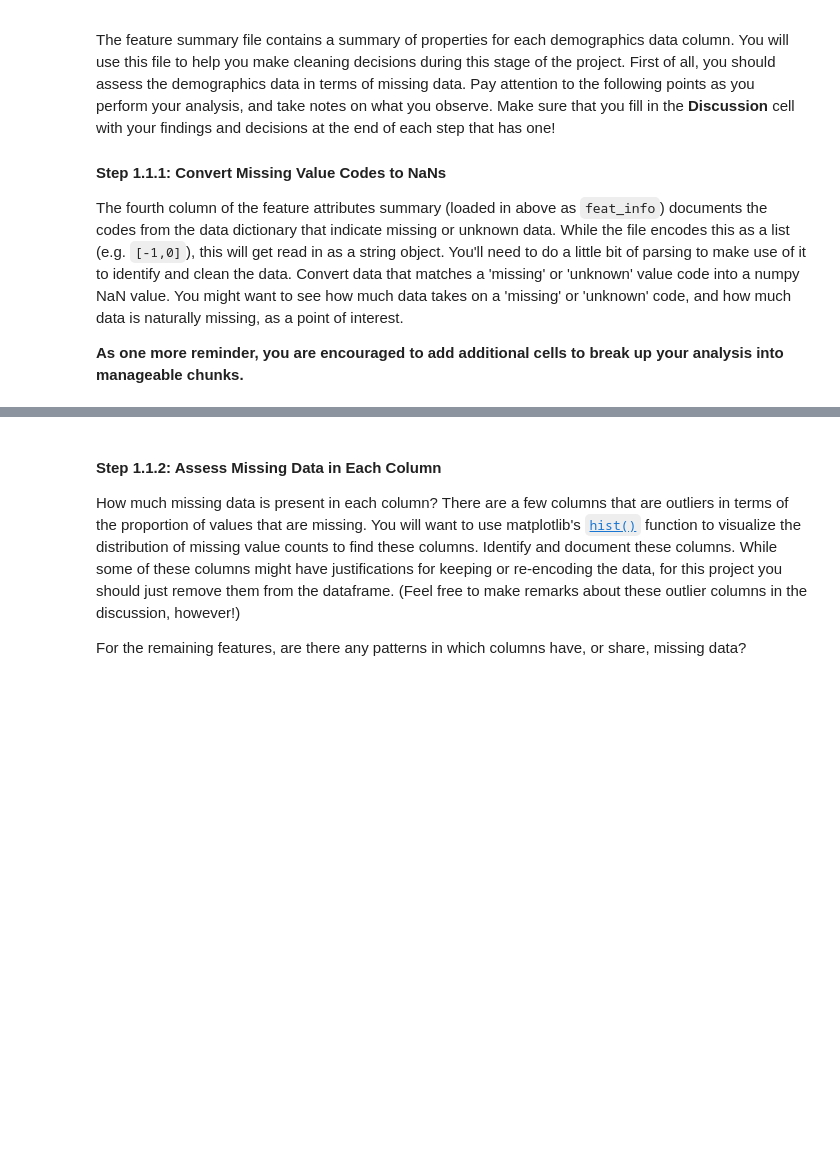
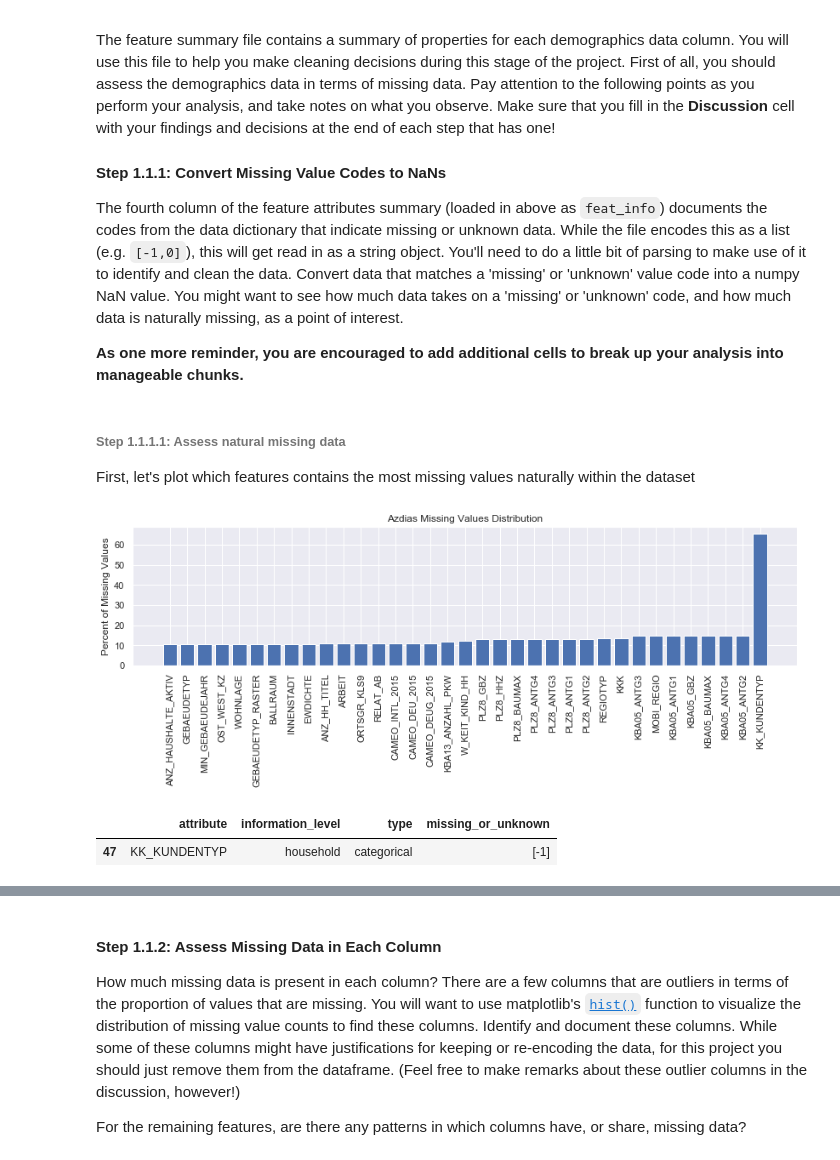
Before and after one commit to ManuelMartin11/arvato, a Jupyter notebook: arvato.ipynb, the cells around one changed output, grey strips where cells are left out. Cells and saved outputs as stored; diff of their text form; code cells hidden in the pictures; blank space fills up the shorter version.

```diff
--- a/arvato.ipynb
+++ b/arvato.ipynb
@@ -14,9 +14,16 @@ import numpy as np
 import pandas as pd
 import matplotlib.pyplot as plt
 import seaborn as sns
+import os
+import missingno
+import random
+
+import utils as utils
 
 # magic word for producing visualizations in notebook
 %matplotlib inline
+cmap = sns.diverging_palette(220, 10, as_cmap=True)
+sns.set_style("white")
 # %% [markdown]
 ### Step 0: Load the Data
 
@@ -32,12 +39,17 @@ Each row of the demographics files represents a single person, but also includes
 To start off with, load in the demographics data for the general population into a pandas DataFrame, and do the same for the feature attributes summary. Note for all of the `.csv` data files in this project: they're semicolon (`;`) delimited, so you'll need an additional argument in your [`read_csv()`](https://pandas.pydata.org/pandas-docs/stable/generated/pandas.read_csv.html) call to read in the data properly. Also, considering the size of the main dataset, it may take some time for it to load completely.
 
 Once the dataset is loaded, it's recommended that you take a little bit of time just browsing the general structure of the dataset and feature summary file. You'll be getting deep into the innards of the cleaning in the first major step of the project, so gaining some general familiarity can help you get your bearings.
+# %%
+datadir = "data"
+azdiasdir = os.path.join(datadir, "azdias.csv")
+cust_pop_dir = os.path.join(datadir, "customers.csv")
+featsum_dir = os.path.join(datadir, "feature_sum.csv")
 # %%
 # Load in the general demographics data.
-azdias =
+azdias = pd.read_csv(azdiasdir, sep=";")
 
 # Load in the feature summary file.
-feat_info =
+feat_info = pd.read_csv(featsum_dir, sep=";")
 # %%
 # Check the structure of the data after it's loaded (e.g. print the number of
 # rows and columns, print the first few rows).
@@ -58,0 +100,13 @@ The fourth column of the feature attributes summary (loaded in above as `feat_in
+# %% [markdown]
+###### Step 1.1.1.1: Assess  natural missing data
+First, let's plot which features contains the most missing values naturally within the dataset
+# %%
+# Identify natural missing data
+utils.plot_na_dist(azdias, "Azdias Missing Values Distribution")
+# %% [output]
+[figure, added]
+# %%
+feat_info[feat_info.attribute == "KK_KUNDENTYP"]
+# %% [output]
+|  | attribute | information_level | type | missing_or_unknown |
+| 47 | KK_KUNDENTYP | household | categorical | [-1] |
```
Also changed, not shown: parts of 43 cells of this notebook.
